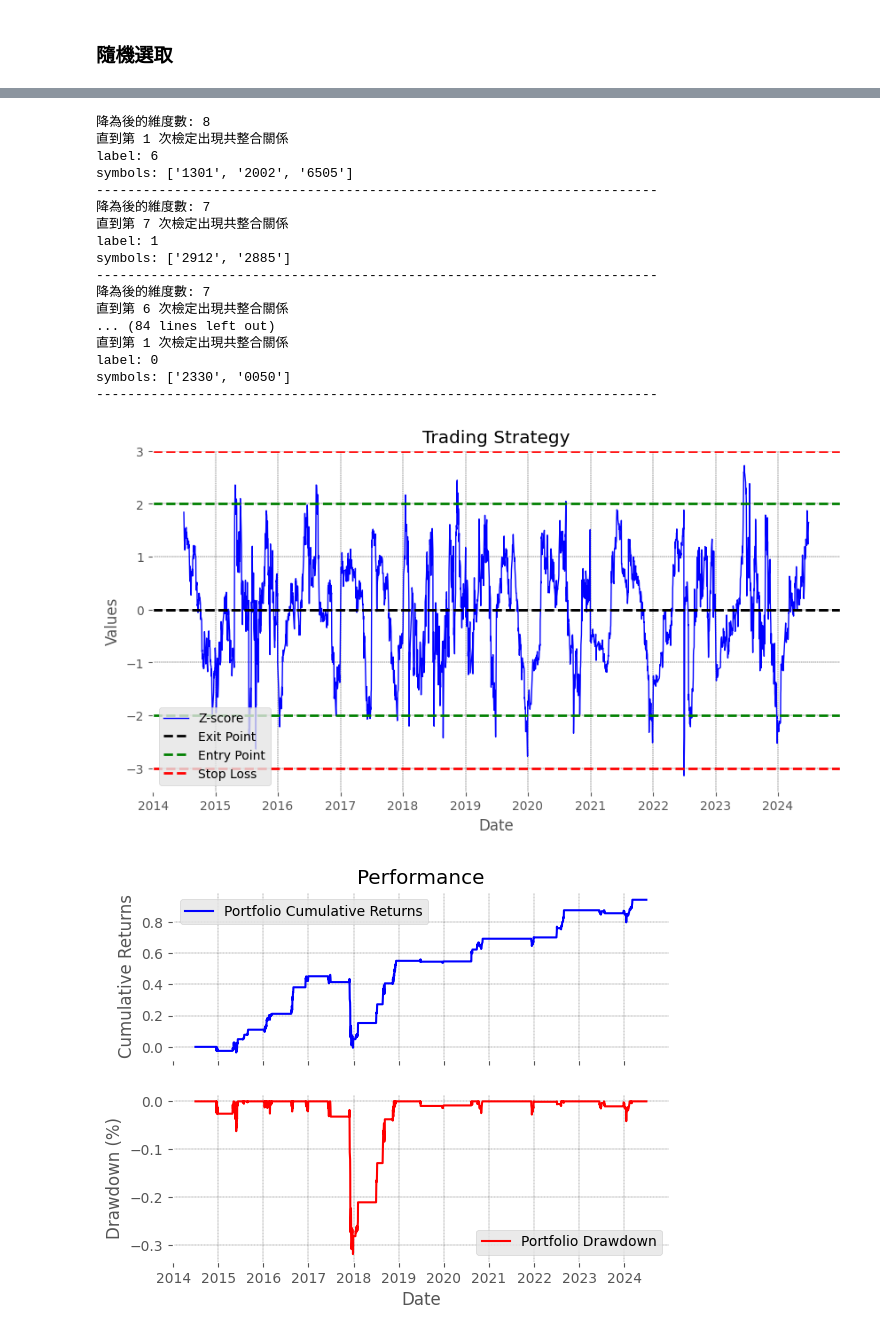
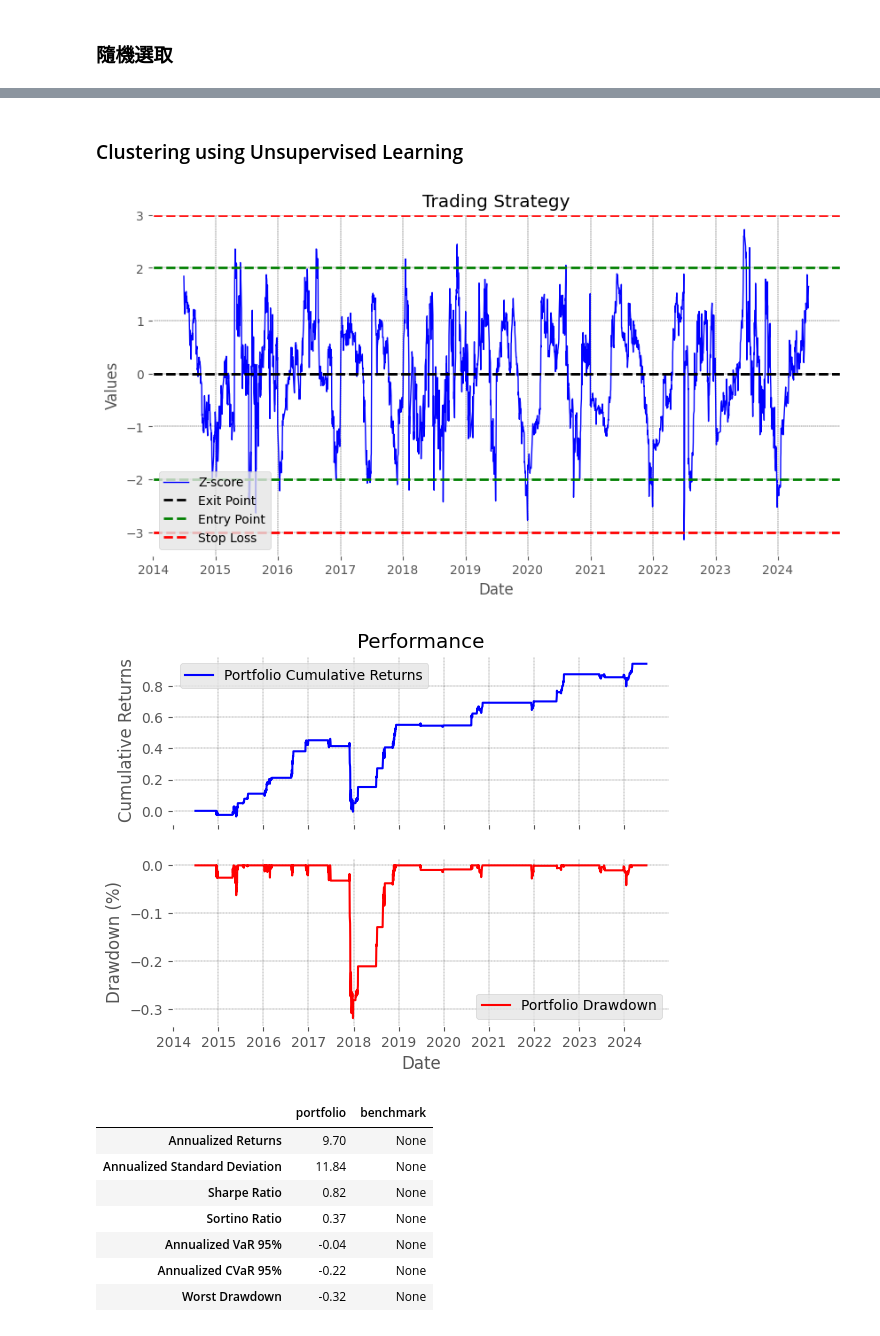
Before and after one commit to Maurice-1008/Pair_code, a Jupyter notebook: main.ipynb, the cells around one changed output, grey strips where cells are left out. Saved outputs shown, nothing was run; the diff lists cells and outputs as text; code cells hidden in the pictures.

```diff
--- a/main.ipynb
+++ b/main.ipynb
@@ -792,3 +736,5 @@ Number of tests: 2
+# %% [markdown]
+### Clustering using Unsupervised Learning
 # %%
 # Define signals
 entry_point = 2
@@ -810,22 +756,21 @@ for i in range(1, len(inSample)+1):
     # 計算收益率
     df_ret = inSample[i].pct_change()
     df_ret.dropna(axis = 0, how = 'all', inplace = True)  # drop first row (NA)
-
-    # 標準化
+    ## 標準化
     scaler = preprocessing.StandardScaler()
     df_ret_scaled = scaler.fit_transform(df_ret)
 
-    # PCA analysis
+    ## PCA analysis
     pca = PCA(n_components = n_components)  # 保留主成分解釋資料的變異%數 or 主成分個數
     pca.fit(df_ret_scaled)
-    print('降為後的維度數:', pca.n_components_)
+    # print('降維後的維度數:', pca.n_components_)
     # if pca.n_components_ > 15:  # 若維度>15則直接用15個維度，為了避免維度詛咒
     #     pca = PCA(n_components = 15)
     #     pca.fit(df_ret_scaled)
 
-    X = pca.components_.T  # return data after PCA
+    X = pca.components_.T  # return data after PCA (factor loadings 的概念)
 
-    # Compute OPTICS
+    ## Compute OPTICS
     clust = OPTICS(min_samples = min_samples, cluster_method = 'xi', metric = 'minkowski').fit(X)
     labels = clust.labels_  # 每個數據點的聚類標籤
     reachability = clust.reachability_
@@ -844,6 +789,7 @@ for i in range(1, len(inSample)+1):
          f'{label}' : stock
     })
 
+    ### Test for cointegration (從最密集的cluster開始檢定，直到顯著)
     for h in range(len(labels_sorted)):
 
         selected_columns = list(testlist[h].values())[0]
@@ -852,13 +798,8 @@ for i in range(1, len(inSample)+1):
         #     continue
 
         _inSample = inSample[i][selected_columns]
-        try:
-            _outofSample = outofSample[i][selected_columns]
-        except KeyError as e:
-            print(f"KeyError for this cluster")
-            continue
+        _outofSample = outofSample[i][selected_columns]
 
-        ### Test for cointegration
         coint = Johansen(_inSample).n_coint_vectors()
 
         if coint >= 1:
@@ -876,58 +817,49 @@ for i in range(1, len(inSample)+1):
                 {"Asset": selected_columns, "Weight": backtest.weight()},
                 index=[i]*len(selected_columns)  # 使用實際選擇的股票數量
             )
-            print(f'直到第 {h+1} 次檢定出現共整合關係', '\nlabel:', int(list(testlist[h].keys())[0]))
-            print('symbols:', selected_columns)
-            print('------------------------------------------------------------------------')
+            # print(f'直到第 {h+1} 次檢定出現共整合關係', '\nlabel:', int(list(testlist[h].keys())[0]))
+            # print('symbols:', selected_columns)
+            # print('------------------------------------------------------------------------')
             cointegrated = True
             break  # 找到共整合的群集後立即退出循環
 
-    # 如果所有群集都沒有共整合關係，設置空的投資組合
+    ## 如果所有群集都沒有共整合關係，設置空的投資組合
     if not cointegrated:
         portfolio[i] = pd.DataFrame([0] * len(_outofSample), index=_outofSample.index)
 
 # concatenate all DataFrames into a single DataFrame
 strategy = pd.concat(strategy.values(), axis = 0)
 portfolio = pd.concat(portfolio.values(), axis = 0)  # 日報酬
 weights = pd.concat(weights.values(), axis = 0)  # 每組投資組合及權重
 
 # Plot z-score and signals
 # Plotting
 fig, ax = plt.subplots(figsize = (10, 5))
 ax.plot(strategy.index, strategy.iloc[:,0], label = 'Z-score', color = 'blue', linewidth = 1)
 ax.axhline(y = -exit_point, color = 'black', linestyle = '--', linewidth = 2, label = 'Exit Point')
 ax.axhline(y = exit_point, color = 'black', linestyle = '--', linewidth = 2)
 ax.axhline(y = -entry_point, color = 'green', linestyle = '--', linewidth = 2, label = 'Entry Point')
 ax.axhline(y = entry_point, color = 'green', linestyle = '--',linewidth = 2)
 ax.axhline(y = -stop_loss, color = 'red', linestyle = '--', linewidth = 2, label = 'Stop Loss')
 ax.axhline(y = stop_loss, color = 'red', linestyle = '--', linewidth = 2)
 ax.set_ylabel('Values')
 ax.set_xlabel('Date')
 ax.set_facecolor('white')
 ax.grid(color = 'black', linestyle = '--', linewidth = 0.3)
 ax.set_title("Trading Strategy")
 ax.legend()
 plt.show()
 performance = Performance(portfolio = portfolio)
+performance.plot_performance()
 performance.summary_table()
-performance.plot_performance()
 # %% [output]
-降為後的維度數: 8
-直到第 1 次檢定出現共整合關係
-label: 6
-symbols: ['1301', '2002', '6505']
-------------------------------------------------------------------------
-降為後的維度數: 7
-直到第 7 次檢定出現共整合關係
-label: 1
-symbols: ['2912', '2885']
-------------------------------------------------------------------------
-降為後的維度數: 7
-直到第 6 次檢定出現共整合關係
-... (84 lines left out)
-直到第 1 次檢定出現共整合關係
-label: 0
-symbols: ['2330', '0050']
-------------------------------------------------------------------------
 [figure]
 [figure]
+|  | portfolio | benchmark |
+| Annualized Returns | 9.70 | None |
+| Annualized Standard Deviation | 11.84 | None |
+| Sharpe Ratio | 0.82 | None |
+| Sortino Ratio | 0.37 | None |
+| Annualized VaR 95% | -0.04 | None |
+| Annualized CVaR 95% | -0.22 | None |
+| Worst Drawdown | -0.32 | None |
```
Also changed, not shown: parts of 9 cells of this notebook, 2 other files.
